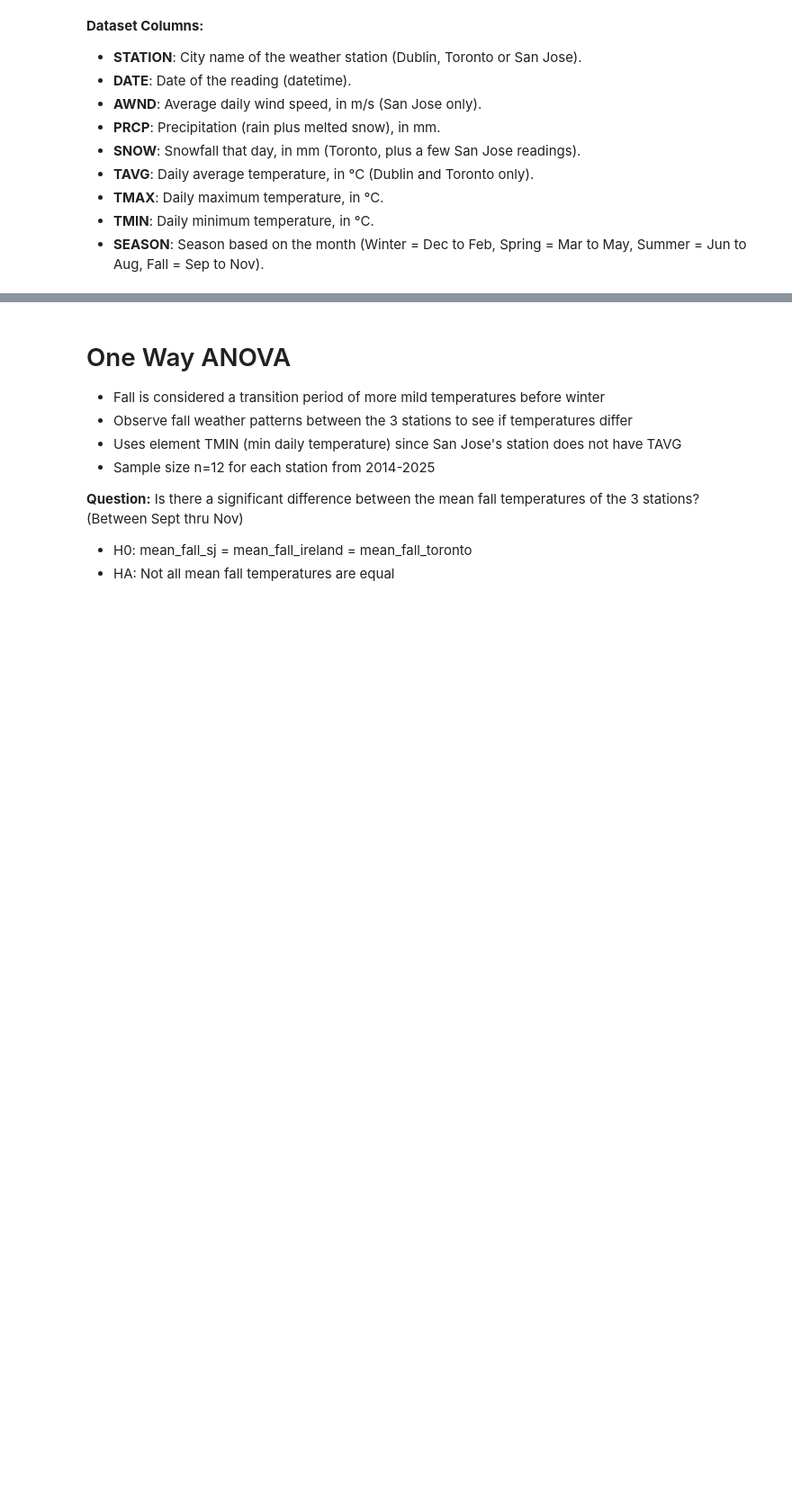
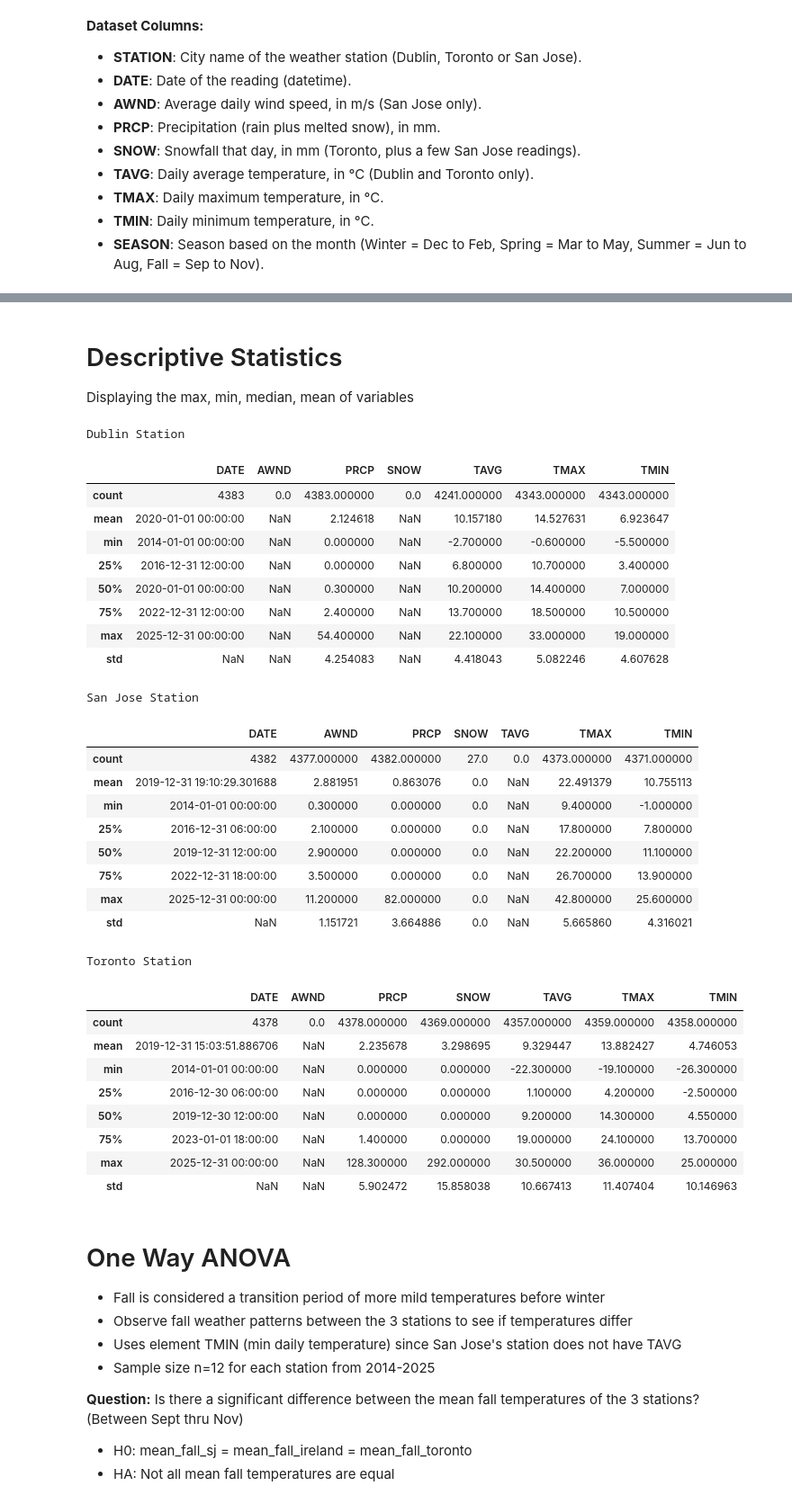
Before and after one commit to brianna-senchyna/weather-mappers-CS133, a Jupyter notebook: notebooks/milestone_1b_stats.ipynb, the cells around one changed output, grey strips where cells are left out. Shown at 90% size. Cells and saved outputs as stored; diff of their text form; code cells hidden in the pictures; blank space fills up the shorter version.

```diff
--- a/notebooks/milestone_1b_stats.ipynb
+++ b/notebooks/milestone_1b_stats.ipynb
@@ -52,3 +217,46 @@ memory usage: 744.9 KB
+# %% [markdown]
+# Descriptive Statistics
+Displaying the max, min, median, mean of variables
+# %%
+print("Dublin Station")
+display(weather.loc[weather['STATION']=='Dublin'].describe())
+
+print("San Jose Station")
+display(weather.loc[weather['STATION']=='San Jose'].describe())
+
+print("Toronto Station")
+weather.loc[weather['STATION']=='Toronto'].describe()
+# %% [output]
+Dublin Station
+|  | DATE | AWND | PRCP | SNOW | TAVG | TMAX | TMIN |
+| count | 4383 | 0.0 | 4383.000000 | 0.0 | 4241.000000 | 4343.000000 | 4343.000000 |
+| mean | 2020-01-01 00:00:00 | NaN | 2.124618 | NaN | 10.157180 | 14.527631 | 6.923647 |
+| min | 2014-01-01 00:00:00 | NaN | 0.000000 | NaN | -2.700000 | -0.600000 | -5.500000 |
+| 25% | 2016-12-31 12:00:00 | NaN | 0.000000 | NaN | 6.800000 | 10.700000 | 3.400000 |
+| 50% | 2020-01-01 00:00:00 | NaN | 0.300000 | NaN | 10.200000 | 14.400000 | 7.000000 |
+| 75% | 2022-12-31 12:00:00 | NaN | 2.400000 | NaN | 13.700000 | 18.500000 | 10.500000 |
+| max | 2025-12-31 00:00:00 | NaN | 54.400000 | NaN | 22.100000 | 33.000000 | 19.000000 |
+| std | NaN | NaN | 4.254083 | NaN | 4.418043 | 5.082246 | 4.607628 |
+San Jose Station
+|  | DATE | AWND | PRCP | SNOW | TAVG | TMAX | TMIN |
+| count | 4382 | 4377.000000 | 4382.000000 | 27.0 | 0.0 | 4373.000000 | 4371.000000 |
+| mean | 2019-12-31 19:10:29.301688 | 2.881951 | 0.863076 | 0.0 | NaN | 22.491379 | 10.755113 |
+| min | 2014-01-01 00:00:00 | 0.300000 | 0.000000 | 0.0 | NaN | 9.400000 | -1.000000 |
+| 25% | 2016-12-31 06:00:00 | 2.100000 | 0.000000 | 0.0 | NaN | 17.800000 | 7.800000 |
+| 50% | 2019-12-31 12:00:00 | 2.900000 | 0.000000 | 0.0 | NaN | 22.200000 | 11.100000 |
+| 75% | 2022-12-31 18:00:00 | 3.500000 | 0.000000 | 0.0 | NaN | 26.700000 | 13.900000 |
+| max | 2025-12-31 00:00:00 | 11.200000 | 82.000000 | 0.0 | NaN | 42.800000 | 25.600000 |
+| std | NaN | 1.151721 | 3.664886 | 0.0 | NaN | 5.665860 | 4.316021 |
+Toronto Station
+|  | DATE | AWND | PRCP | SNOW | TAVG | TMAX | TMIN |
+| count | 4378 | 0.0 | 4378.000000 | 4369.000000 | 4357.000000 | 4359.000000 | 4358.000000 |
+| mean | 2019-12-31 15:03:51.886706 | NaN | 2.235678 | 3.298695 | 9.329447 | 13.882427 | 4.746053 |
+| min | 2014-01-01 00:00:00 | NaN | 0.000000 | 0.000000 | -22.300000 | -19.100000 | -26.300000 |
+| 25% | 2016-12-30 06:00:00 | NaN | 0.000000 | 0.000000 | 1.100000 | 4.200000 | -2.500000 |
+| 50% | 2019-12-30 12:00:00 | NaN | 0.000000 | 0.000000 | 9.200000 | 14.300000 | 4.550000 |
+| 75% | 2023-01-01 18:00:00 | NaN | 1.400000 | 0.000000 | 19.000000 | 24.100000 | 13.700000 |
+| max | 2025-12-31 00:00:00 | NaN | 128.300000 | 292.000000 | 30.500000 | 36.000000 | 25.000000 |
+| std | NaN | NaN | 5.902472 | 15.858038 | 10.667413 | 11.407404 | 10.146963 |
 # %% [markdown]
 # One Way ANOVA
 - Fall is considered a transition period of more mild temperatures before winter
```
Also changed, not shown: parts of 17 cells of this notebook, 2 other files.
